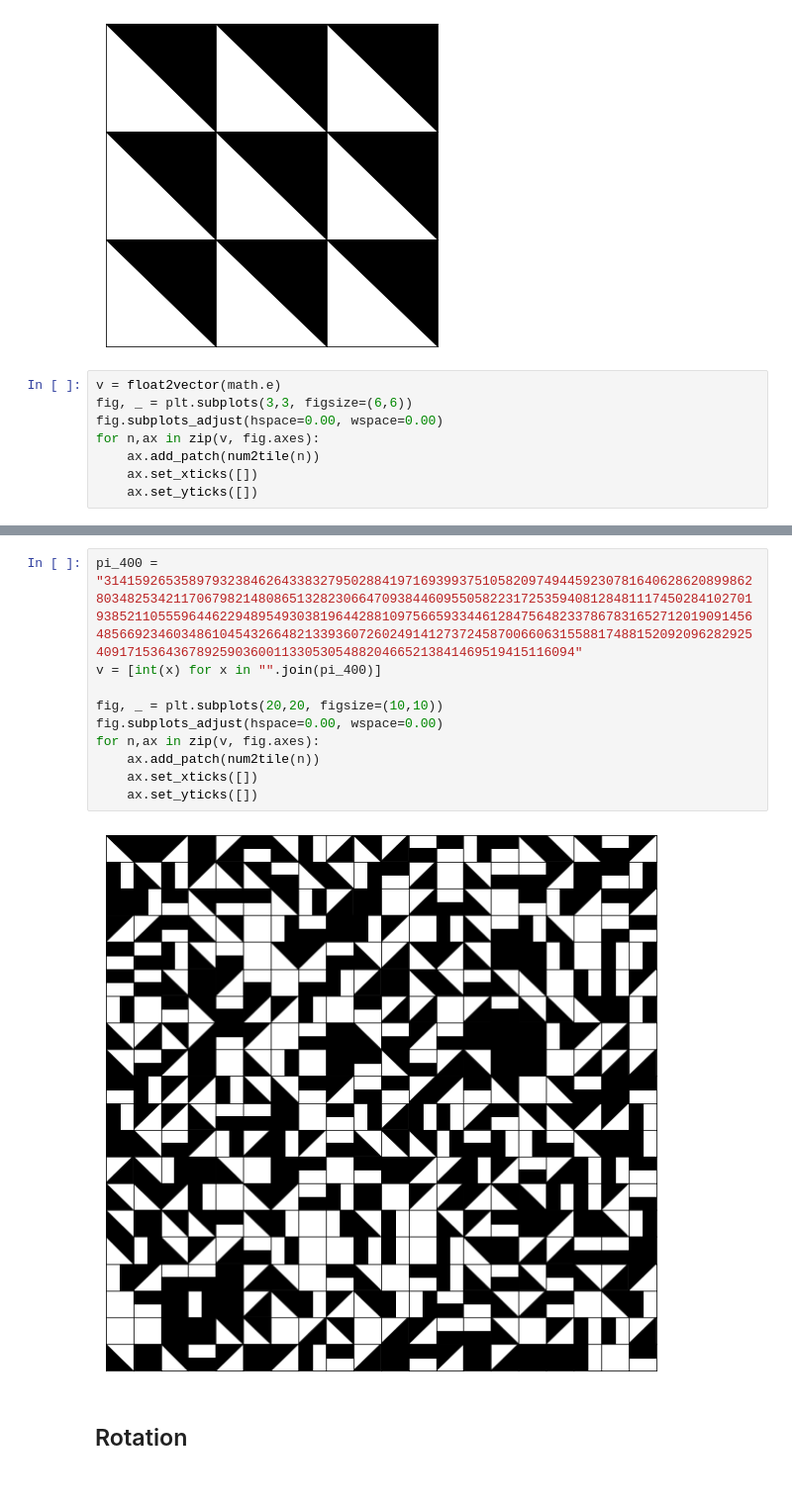
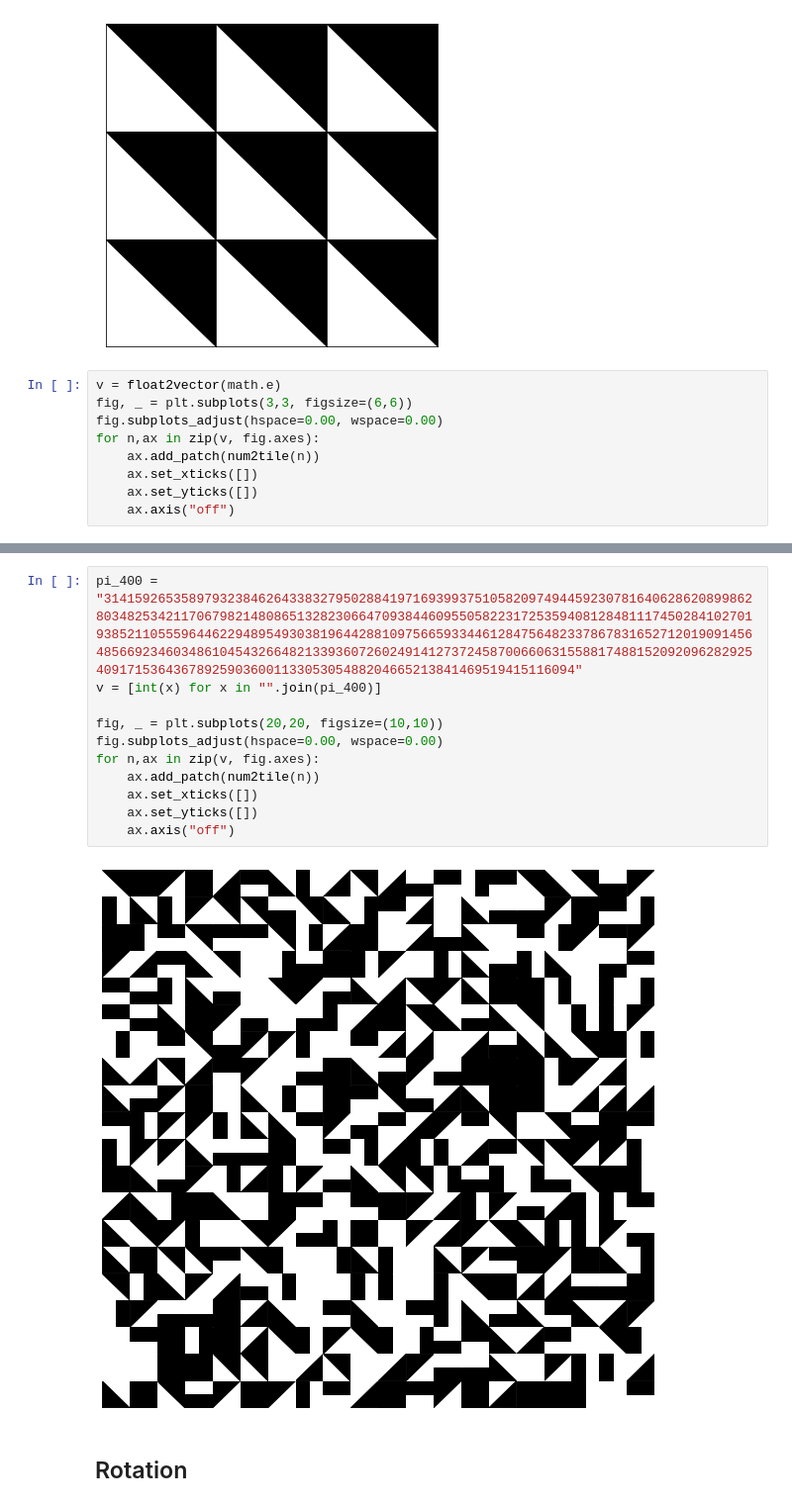
Before and after one commit to felipessalvatore/it, a Jupyter notebook: notebooks/tiles_murals_numbers.ipynb, the cells around one changed output, grey strips where cells are left out. Shown: that part at 99% size. Saved outputs shown, nothing was run; the diff lists cells and outputs as text.

```diff
--- a/notebooks/tiles_murals_numbers.ipynb
+++ b/notebooks/tiles_murals_numbers.ipynb
@@ -99,4 +99,5 @@ for n,ax in zip(v, fig.axes):
     ax.add_patch(num2tile(n))
     ax.set_xticks([])
     ax.set_yticks([])
+    ax.axis("off")
 # %% [output]
@@ -106,13 +107,14 @@ pi_400 = "3141592653589793238462643383279502884197169399375105820974944592307816
 v = [int(x) for x in "".join(pi_400)]
 
 fig, _ = plt.subplots(20,20, figsize=(10,10))
 fig.subplots_adjust(hspace=0.00, wspace=0.00)
 for n,ax in zip(v, fig.axes):
     ax.add_patch(num2tile(n))
     ax.set_xticks([])
     ax.set_yticks([])
+    ax.axis("off")
 # %% [output]
-[figure, old version]
+[figure, new version]
 # %% [markdown]
 ## Rotation
 # %%
```
Also changed, not shown: parts of 1 cell of this notebook.
